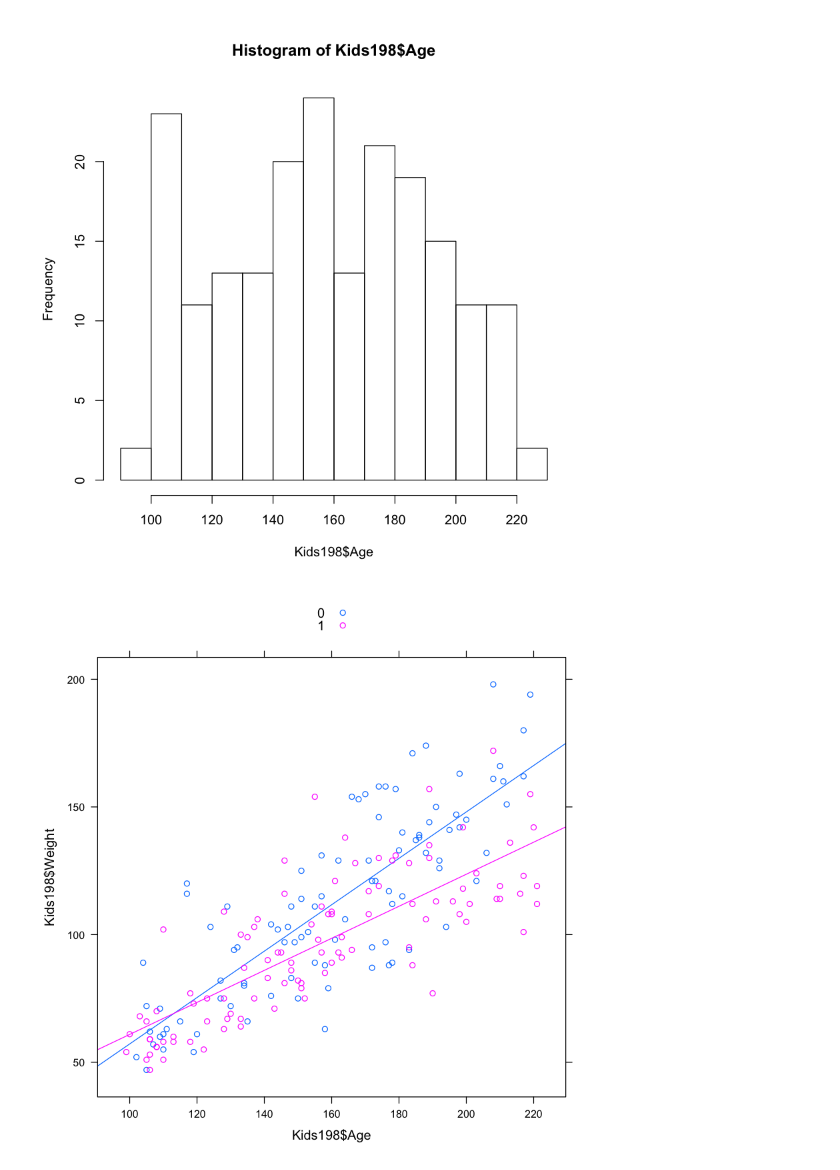
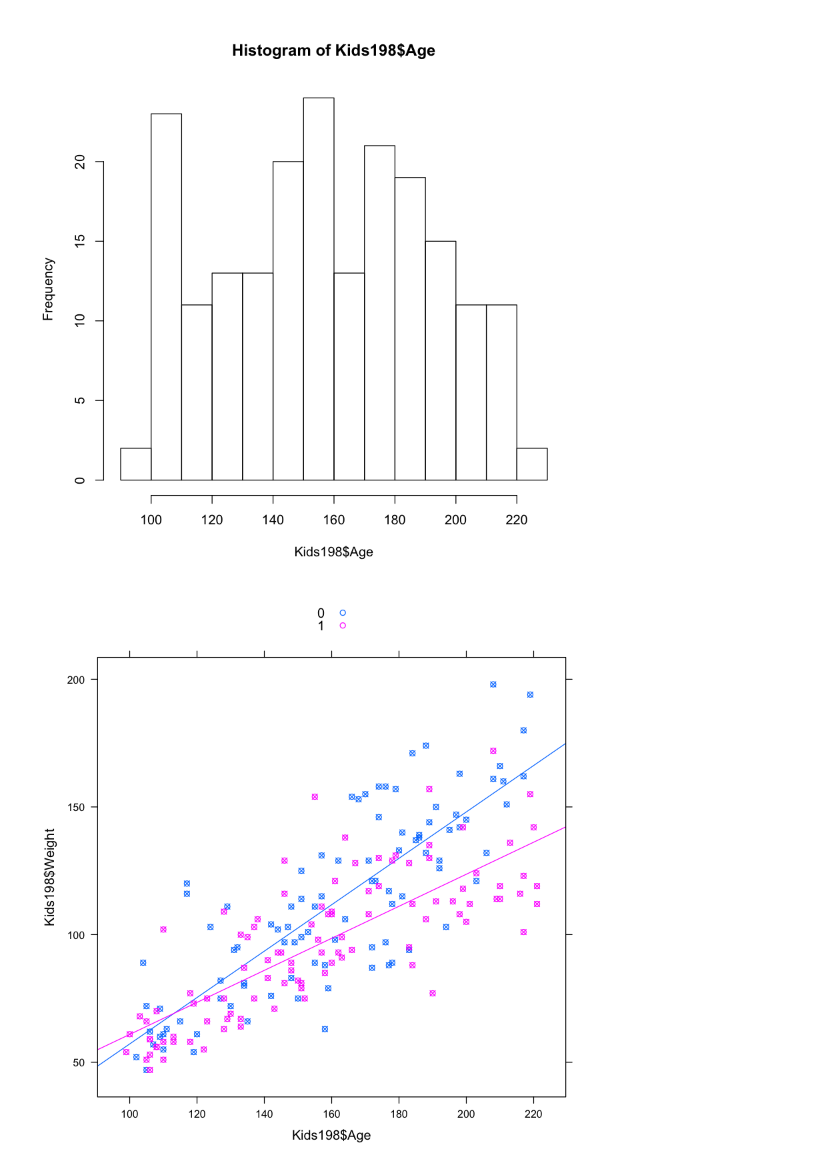
Before and after one commit to EvansDaniel/statistical-modeling-and-analysis, a Jupyter notebook: practice/Feb-16.ipynb, the cells around one changed output. Drawn from its saved outputs; the diff is of its cells as text; code cells hidden in the pictures.

```diff
--- a/practice/Feb-16.ipynb
+++ b/practice/Feb-16.ipynb
@@ -92,7 +92,7 @@ hist(Kids198$Age)
 # %% [output]
 [figure]
 # %%
-xyplot(Kids198$Weight ~ Kids198$Age, group=Kids198$Sex, auto.key=TRUE, type=c('p','r'))
+xyplot(Kids198$Weight ~ Kids198$Age, group=Kids198$Sex, auto.key=TRUE, type=c('p','r'), pch=13)
 # %% [output]
-[figure, old version]
+[figure, new version]
 # %%
```
Also changed, not shown: parts of 1 cell of this notebook, 1 other file.
